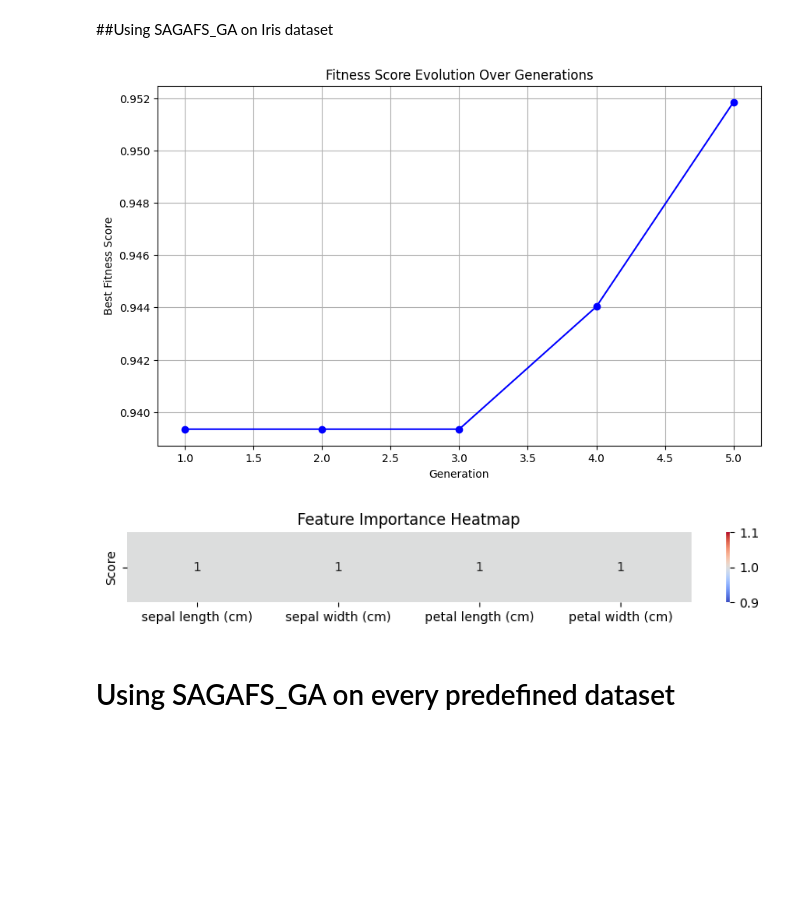
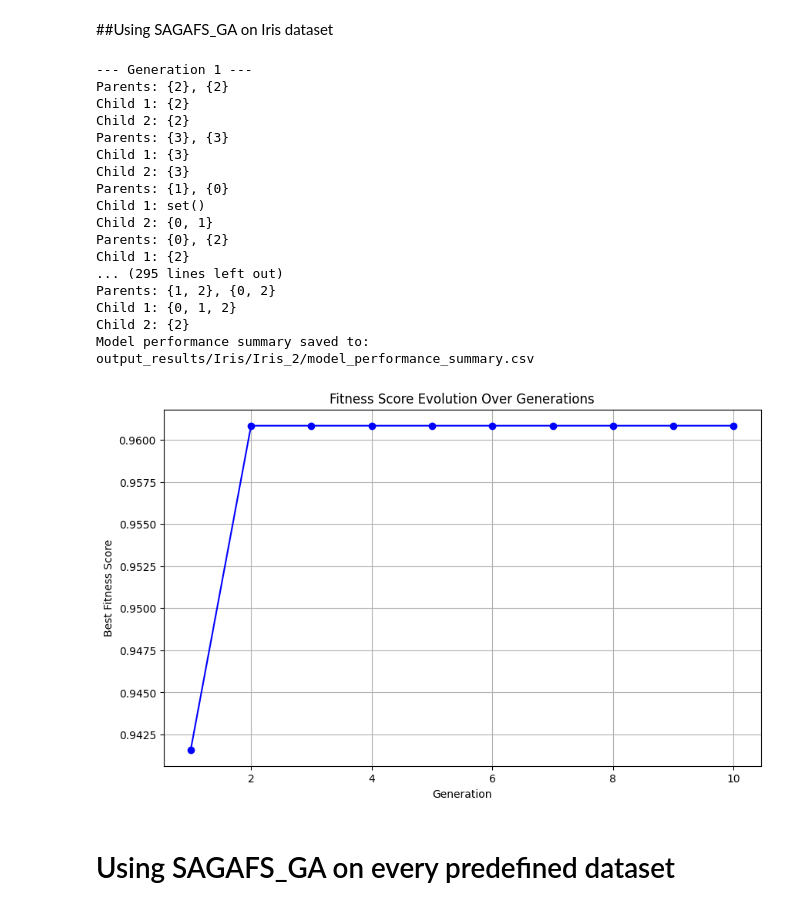
Before and after one commit to BHAVEN1234/PepAMC-Peptide-Antimicrobial-Classifier-, a Jupyter notebook: Code/SAGAFS_GA_NEW.ipynb, the cells around one changed output. Drawn from its saved outputs; the diff is of its cells as text; code cells hidden in the pictures; blank space fills up the shorter version.

```diff
--- a/Code/SAGAFS_GA_NEW.ipynb
+++ b/Code/SAGAFS_GA_NEW.ipynb
@@ -647,46 +601,61 @@ class SAGAFS_GA(BaseEstimator, ClassifierMixin):
 # %%
 # Initialize parameters for grid search
 param_grid = {
     'n_neighbors': [3, 5, 7],
     'weights': ['uniform', 'distance']
 }
+
+# Set up cross-validation strategy
 cv = StratifiedKFold(n_splits=5)
+
+# Define base estimator
 estimator = KNeighborsClassifier()
 
 # Load the Iris dataset
 data = load_iris()
 X, y = data.data, data.target
 feature_names = data.feature_names
 
-# Instantiate the SAGAFS_GA class
+# Initialize the SAGAFS_GA class with hyperparameters
 saga_fs = SAGAFS_GA(
     estimator=estimator,
     cv=cv,
     scoring='matthews_corrcoef',
-    population_size=10,
-    generations=5,
+    population_size=20,
+    generations=10,
     mutation_rate=0.1,
     crossover_rate=0.5,
     param_grid=param_grid,
-    lambda_val=0.01
+    lambda_val=0.001
 )
 
- # Preprocess the dataset
+# Preprocess the dataset for consistency and scaling
 X, y = saga_fs.preprocess_dataset(X, y)
 
-# Fit the model to the Iris dataset
+# Fit the evolutionary feature selection model to the Iris dataset
 saga_fs.fit(X, y, dataset_name="Iris", output_dir="output_results")
 
-# Plot the evolution of fitness over generations
+# Visualize fitness evolution across generations
 saga_fs.plot_fitness_over_generations()
-
-# Generate and save feature importance heatmap
-if hasattr(saga_fs, 'best_individual') and saga_fs.best_individual is not None:
-            feature_scores = saga_fs.best_individual
-            saga_fs.plot_heatmap(feature_scores, feature_names)
 # %% [output]
+--- Generation 1 ---
+Parents: {2}, {2}
+Child 1: {2}
+Child 2: {2}
+Parents: {3}, {3}
+Child 1: {3}
+Child 2: {3}
+Parents: {1}, {0}
+Child 1: set()
+Child 2: {0, 1}
+Parents: {0}, {2}
+Child 1: {2}
+... (295 lines left out)
+Parents: {1, 2}, {0, 2}
+Child 1: {0, 1, 2}
+Child 2: {2}
+Model performance summary saved to: output_results/Iris/Iris_2/model_performance_summary.csv
-[figure, old version]
+[figure, new version]
-[figure, removed]
 # %% [markdown]
 # Using SAGAFS_GA on every predefined dataset
 # %%
```
Also changed, not shown: parts of 2 cells of this notebook.
